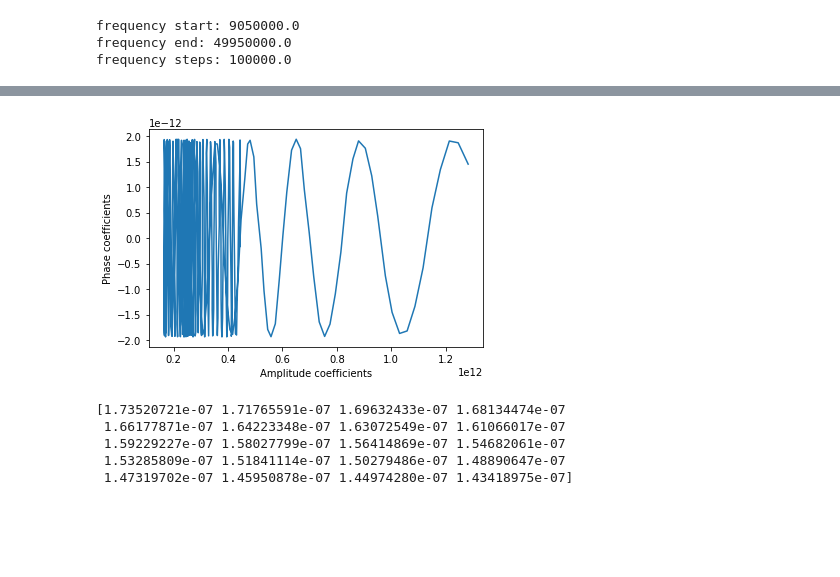
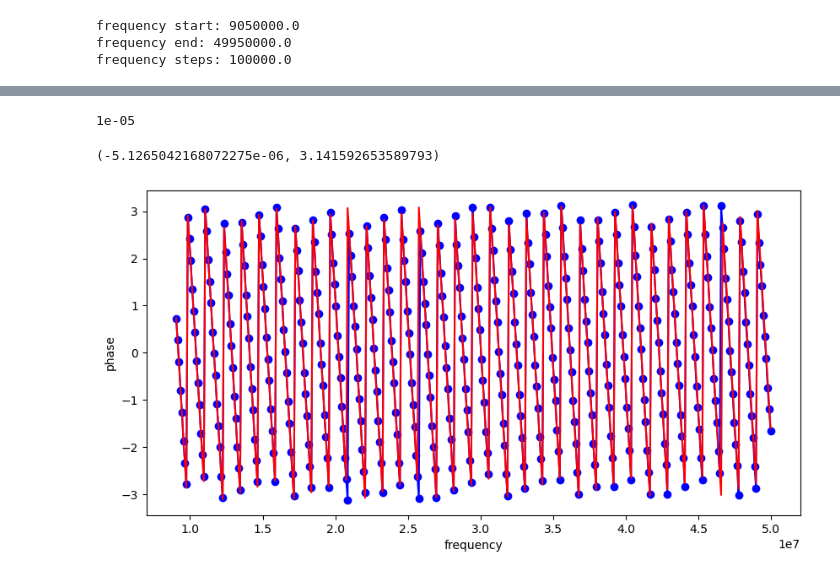
Before and after one commit to lusee-night/notebooks, a Jupyter notebook: calibrator/find_amp_phase.ipynb, the cells around one changed output, grey strips where cells are left out. Drawn from its saved outputs; the diff is of its cells as text; code cells hidden in the pictures; blank space fills up the shorter version.

```diff
--- a/calibrator/find_amp_phase.ipynb
+++ b/calibrator/find_amp_phase.ipynb
@@ -17,10 +17,10 @@ sampling_rate_data = 250e6
 wave_f = np.fft.rfft(wave)
 freqs = np.fft.rfftfreq(Ns)
 b_w = wave_f[181:-24:2]
-f_og = freqs[181:-24:2]
-print(f'frequency start: {f_og[0]*sampling_rate_cal}')
-print(f'frequency end: {f_og[-1]*sampling_rate_cal}')
-print(f'frequency steps: {(f_og[1] - f_og[0])*sampling_rate_cal}')
+f_og = freqs[181:-24:2]*sampling_rate_cal
+print(f'frequency start: {f_og[0]}')
+print(f'frequency end: {f_og[-1]}')
+print(f'frequency steps: {(f_og[1] - f_og[0])}')
 # %% [output]
 frequency start: 9050000.0
 frequency end: 49950000.0
@@ -68,21 +77,36 @@ amp_coefs = np.abs(a_w * bw_conj)
 # %%
-exp_iwt = (a_w * bw_conj) / (b_w * bw_conj * amp_coefs)
+exp_iwt = (a_w * bw_conj) / amp_coefs
+# %%
+def wrap_phase(x):
+    return x-(np.round(x/2/np.pi))*2*np.pi
+
+def find_dt(f_og, exp_iwt):
+    dtmax = 1024/102.4e6
+    print (dtmax)
+    angles = np.angle(exp_iwt)
+    dts = np.linspace(-dtmax, dtmax,30000)
+    def  pred(dt, ofs=0):
+        return wrap_phase(ofs+f_og*dt)
+    loss1 = np.array([((angles-pred(dt,0))**2).sum() for dt in dts])
+    loss2 = np.array([((angles-pred(dt,np.pi))**2).sum() for dt in dts])
+    loss = loss2 if loss2.min() < loss1.min() else loss1
+    ofs = np.pi if loss2.min() < loss1.min() else 0
+    bestdt = dts[np.argmin(loss)]
+
+    return bestdt, pred(bestdt,ofs),ofs
+# %%
+dtb, res,ofs = find_dt(f_og, exp_iwt)
+dtb, ofs
+# %% [output]
+1e-05
+(-5.1265042168072275e-06, 3.141592653589793)
 # %%
-plt.plot(amp_coefs, exp_iwt)
-plt.xlabel('Amplitude coefficients')
-plt.ylabel('Phase coefficients')
+plt.figure(figsize=(10,5))
+plt.plot(f_og, np.angle(exp_iwt),'bo-')
+plt.plot(f_og, res,'r-')
+plt.xlabel('frequency')
+plt.ylabel('phase')
+#plt.xlim(0.8e7,2e7)
 plt.show()
 # %% [output]
-[figure, old version]
+[figure, new version]
-# %%
-# euler - next step?
-wt_real = np.real(exp_iwt)  # get the real cos component
-wt_alone = np.arccos(wt_real)  # get wt
-delta_t = wt_alone / freqs_og
-print(delta_t[:20])
-# %% [output]
-[1.73520721e-07 1.71765591e-07 1.69632433e-07 1.68134474e-07
- 1.66177871e-07 1.64223348e-07 1.63072549e-07 1.61066017e-07
- 1.59229227e-07 1.58027799e-07 1.56414869e-07 1.54682061e-07
- 1.53285809e-07 1.51841114e-07 1.50279486e-07 1.48890647e-07
- 1.47319702e-07 1.45950878e-07 1.44974280e-07 1.43418975e-07]
```
Also changed, not shown: parts of 5 cells of this notebook.
